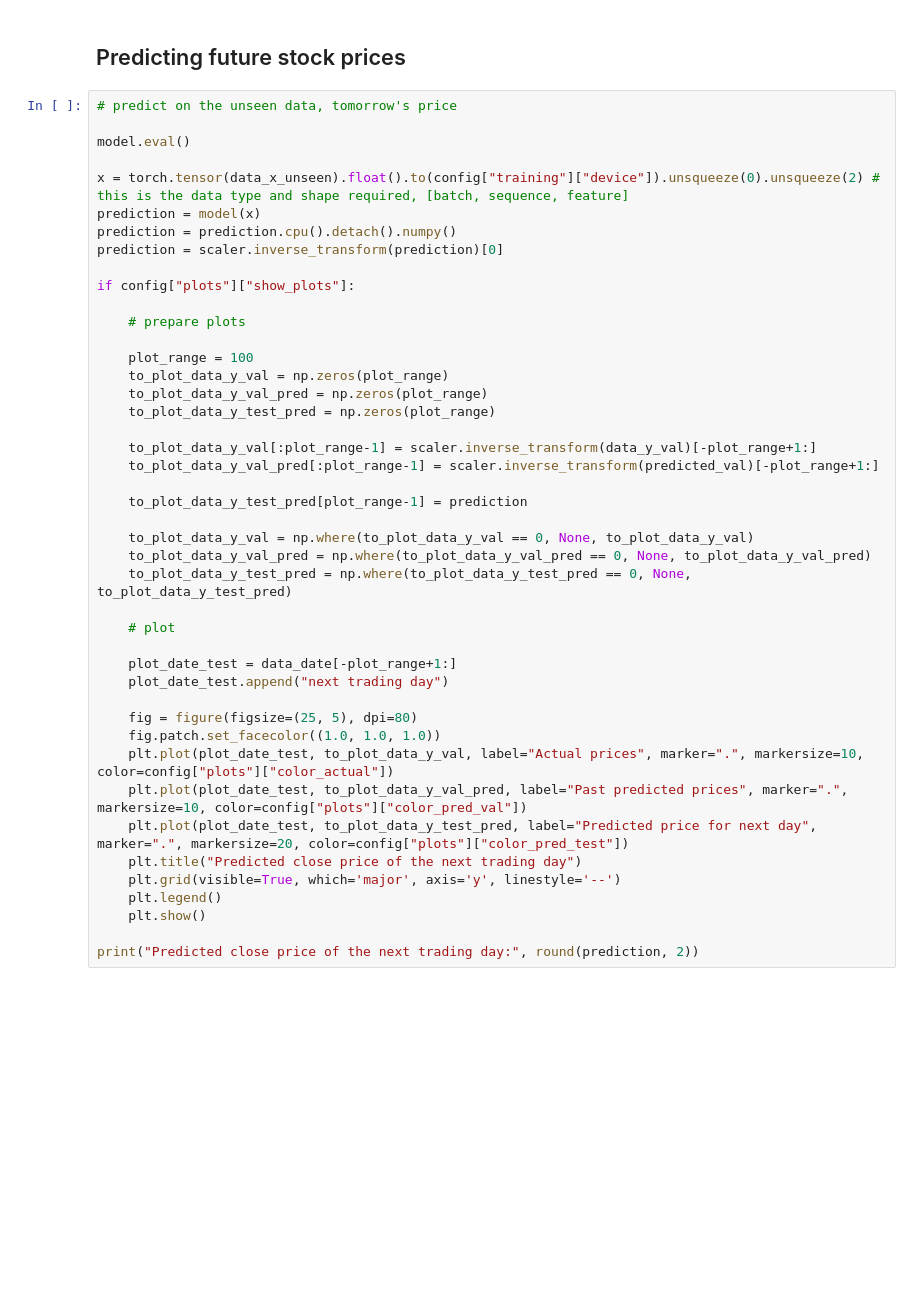
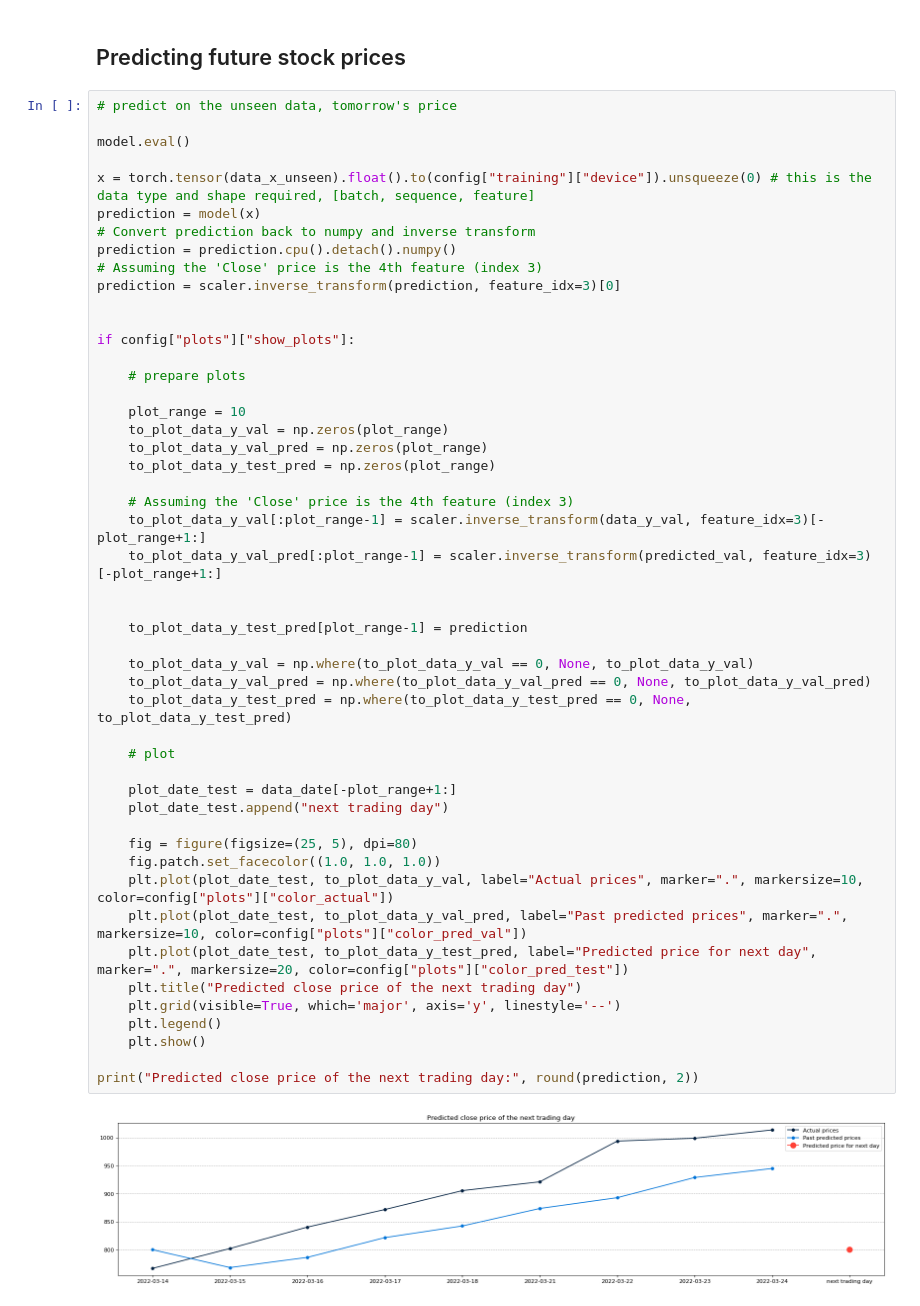
Before and after one commit to mega5800/algo-trading-system, a Jupyter notebook: Code/predicting_close_LSTM.ipynb, the cells around one changed output. Cells and saved outputs as stored; diff of their text form; blank space fills up the shorter version.

Commit message:
Predicting Stock Prices with LSTM (5 features)

```diff
--- a/Code/predicting_close_LSTM.ipynb
+++ b/Code/predicting_close_LSTM.ipynb
@@ -380,42 +523,49 @@ merged_data.to_csv('Processed_predicted_TSLA.csv', index=False)
 
 model.eval()
 
-x = torch.tensor(data_x_unseen).float().to(config["training"]["device"]).unsqueeze(0).unsqueeze(2) # this is the data type and shape required, [batch, sequence, feature]
+x = torch.tensor(data_x_unseen).float().to(config["training"]["device"]).unsqueeze(0) # this is the data type and shape required, [batch, sequence, feature]
 prediction = model(x)
+# Convert prediction back to numpy and inverse transform
 prediction = prediction.cpu().detach().numpy()
-prediction = scaler.inverse_transform(prediction)[0]
+# Assuming the 'Close' price is the 4th feature (index 3)
+prediction = scaler.inverse_transform(prediction, feature_idx=3)[0]
+
 
 if config["plots"]["show_plots"]:
 
     # prepare plots
 
-    plot_range = 100
+    plot_range = 10
     to_plot_data_y_val = np.zeros(plot_range)
     to_plot_data_y_val_pred = np.zeros(plot_range)
     to_plot_data_y_test_pred = np.zeros(plot_range)
 
-    to_plot_data_y_val[:plot_range-1] = scaler.inverse_transform(data_y_val)[-plot_range+1:]
-    to_plot_data_y_val_pred[:plot_range-1] = scaler.inverse_transform(predicted_val)[-plot_range+1:]
+    # Assuming the 'Close' price is the 4th feature (index 3)
+    to_plot_data_y_val[:plot_range-1] = scaler.inverse_transform(data_y_val, feature_idx=3)[-plot_range+1:]
+    to_plot_data_y_val_pred[:plot_range-1] = scaler.inverse_transform(predicted_val, feature_idx=3)[-plot_range+1:]
+
 
     to_plot_data_y_test_pred[plot_range-1] = prediction
 
     to_plot_data_y_val = np.where(to_plot_data_y_val == 0, None, to_plot_data_y_val)
     to_plot_data_y_val_pred = np.where(to_plot_data_y_val_pred == 0, None, to_plot_data_y_val_pred)
     to_plot_data_y_test_pred = np.where(to_plot_data_y_test_pred == 0, None, to_plot_data_y_test_pred)
 
     # plot
 
     plot_date_test = data_date[-plot_range+1:]
     plot_date_test.append("next trading day")
 
     fig = figure(figsize=(25, 5), dpi=80)
     fig.patch.set_facecolor((1.0, 1.0, 1.0))
     plt.plot(plot_date_test, to_plot_data_y_val, label="Actual prices", marker=".", markersize=10, color=config["plots"]["color_actual"])
     plt.plot(plot_date_test, to_plot_data_y_val_pred, label="Past predicted prices", marker=".", markersize=10, color=config["plots"]["color_pred_val"])
     plt.plot(plot_date_test, to_plot_data_y_test_pred, label="Predicted price for next day", marker=".", markersize=20, color=config["plots"]["color_pred_test"])
     plt.title("Predicted close price of the next trading day")
     plt.grid(visible=True, which='major', axis='y', linestyle='--')
     plt.legend()
     plt.show()
 
 print("Predicted close price of the next trading day:", round(prediction, 2))
+# %% [output]
+[figure, added]
```
Also changed, not shown: parts of 12 cells of this notebook.
